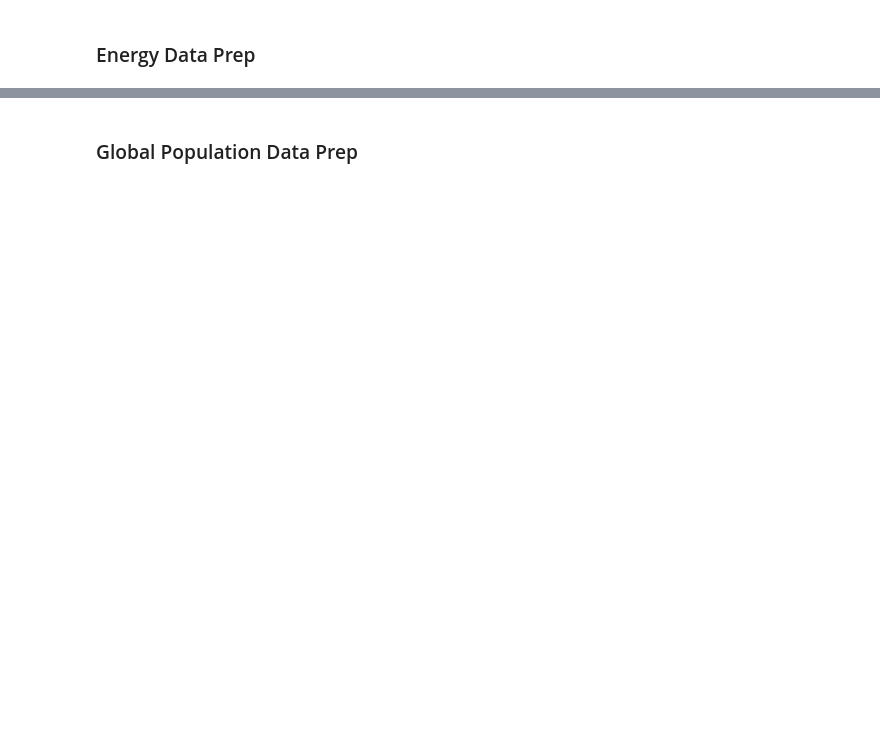
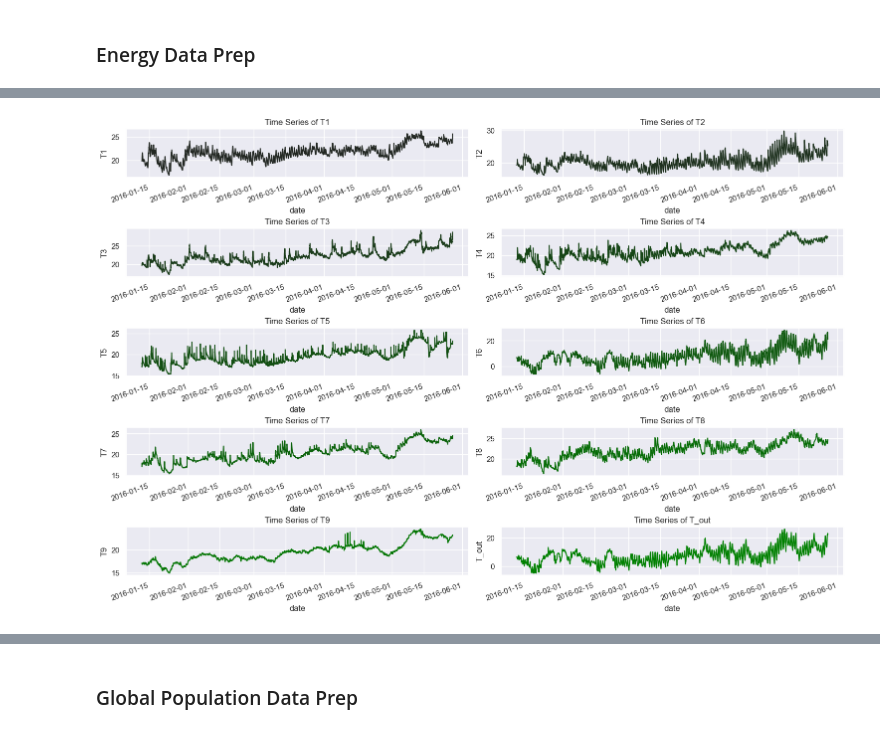
Before and after one commit to WulfNovak/time_series_model_comparison, a Jupyter notebook: data_preparation.ipynb, the cells around one changed output, grey strips where cells are left out. Saved outputs shown, nothing was run; the diff lists cells and outputs as text; code cells hidden in the pictures; blank space fills up the shorter version.

Commit message:
added initial data-prep script

```diff
--- a/data_preparation.ipynb
+++ b/data_preparation.ipynb
@@ -23,6 +24,10 @@ os.chdir('C:/Users/WulfN/Python Projects/time_series_model_comparison')
 energy_dt = pd.read_csv('./datasets/energydata_complete.csv', index_col = 0, parse_dates = True)
 energy_dt.head()
 energy_dt.info()
+
+# Drop random variables
+energy_dt['total_Wh'] = energy_dt['Appliances'] + energy_dt['lights']
+energy_dt_2 = energy_dt.drop(columns = ['Appliances', 'lights', 'rv1', 'rv2'])
 # %% [output]
 |  | Appliances | lights | T1 | RH_1 | T2 | RH_2 | T3 | RH_3 | T4 | RH_4 | ... | ... |
 | date |  |  |  |  |  |  |  |  |  |  |  | ... |
@@ -74,0 +57,15 @@ energy_dt
+# %%
+import warnings
+warnings.filterwarnings('ignore')
+
+# Add plots (perhaps use defined function that can be saved to data prep folder)
+
+# grid plot fn
+%run data_prep_fns/plot_var_grid_untested.py
+
+T_vars = ['T1', 'T2', 'T3', 'T4', 'T5', 'T6', 'T7', 'T8', 'T9', 'T_out']
+green_col = sns.color_palette("dark:green", len(T_vars))
+
+plot_var_grid(energy_dt_2, T_vars, red_col, 5, 2, plot_type = 'lineplot')
+# %% [output]
+[figure, added]
```
Also changed, not shown: parts of 9 cells of this notebook, 2 other files.
